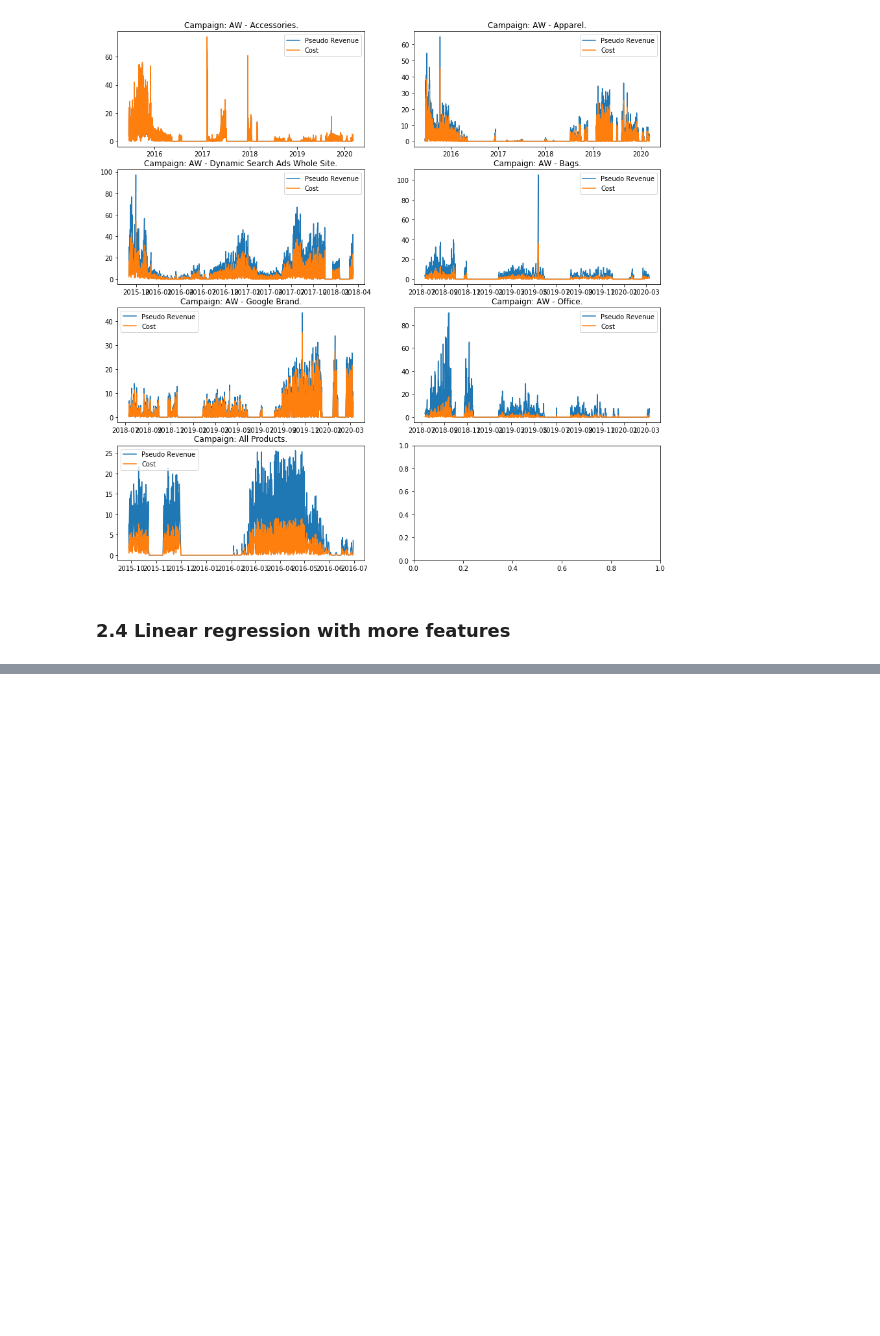
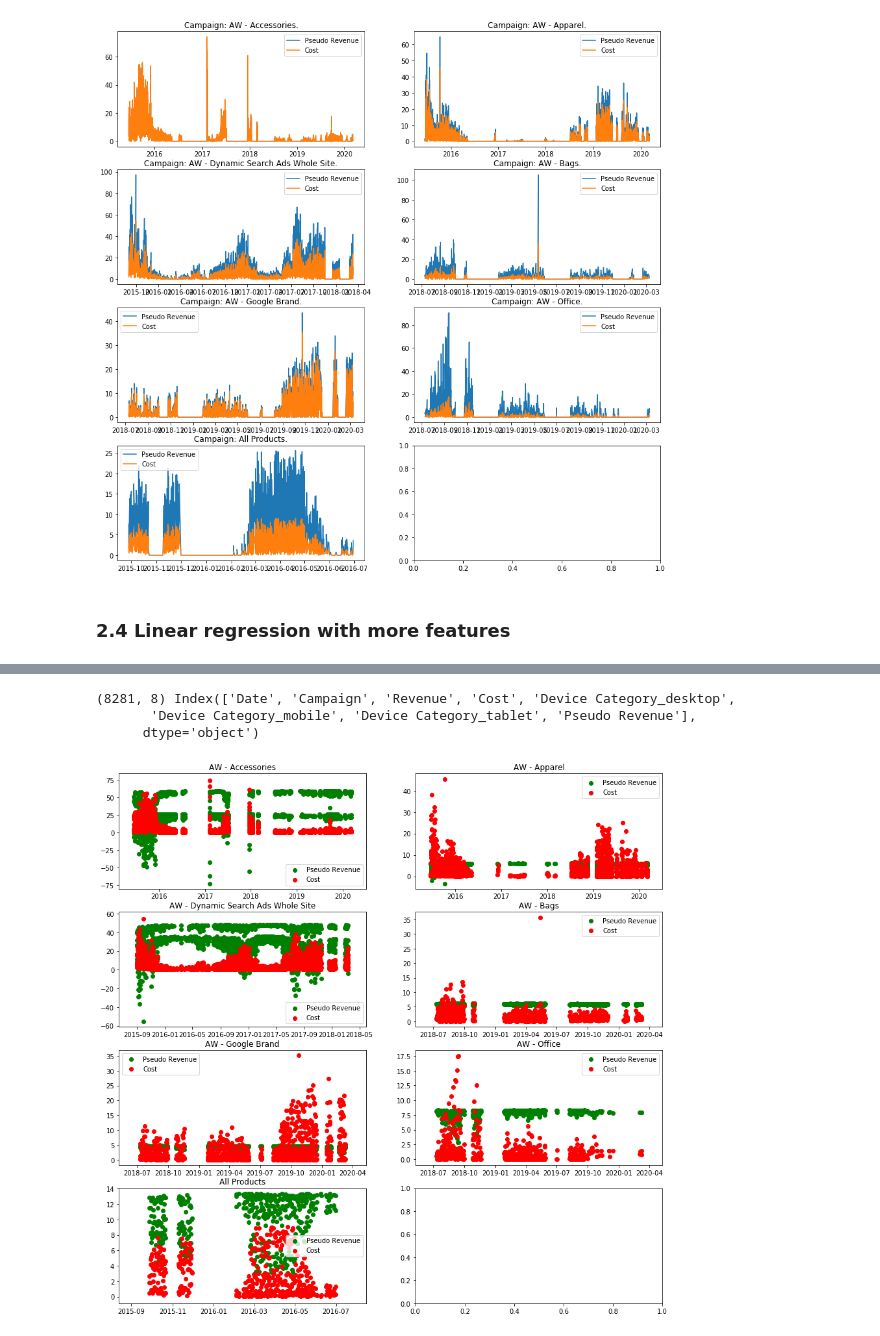
Before and after one commit to Morphl-AI/Ecommerce-Marketing-Spend-Optimization, a Jupyter notebook: Notebooks/3. Budget allocation - pseudo-revenue - first-revenue assumption - baseline statistical model .ipynb, the cells around one changed output, grey strips where cells are left out. Drawn from its saved outputs; the diff is of its cells as text; code cells hidden in the pictures; blank space fills up the shorter version.

Commit message:
Added results for LR with Device Category (WIP!)

```diff
--- a/Notebooks/3. Budget allocation - pseudo-revenue - first-revenue assumption - baseline statistical model .ipynb
+++ b/Notebooks/3. Budget allocation - pseudo-revenue - first-revenue assumption - baseline statistical model .ipynb
@@ -666,0 +711,28 @@ plotFinalResults(LRFinalDf, LROverallError)
+# %%
+XFeatsLR, tFeatsLR, Mappings = {}, {}, {}
+
+def getDataLR(X, t):
+    Mappings, XRes, tRes = [], [], []
+    N = len(X)
+    for i in range(N):
+        cost = X[i][:, 0]
+        XRes.extend(list(X[i]))
+        tRes.extend(list(t[i] / cost))
+        Mappings.extend([i] * len(X[i]))
+    return np.array(XRes), np.array(tRes).reshape((-1, 1)), np.array(Mappings)
+
+for k in X:
+    XFeatsNoDummy, tFeatsLR[k], Mappings[k] = getDataLR(XFeats[k], t[k])
+
+    dummied = []
+    numFeatures = XFeatsNoDummy.shape[-1]
+    for i in range(numFeatures):
+        item = XFeatsNoDummy[:, i]
+        try:
+            _ = item.astype(np.float32)
+            item = item.reshape(-1, 1)
+        except Exception as e:
+            item = pd.get_dummies(item)
+        dummied.append(item)
+    XFeatsLR[k] = np.concatenate(dummied, axis=-1)
+    print(k, XFeatsLR[k].shape)
@@ -666,0 +747,4 @@ plotFinalResults(LRFinalDf, LROverallError)
+# %%
+LR = partial(LinearRegression, fit_intercept=True, normalize=True)
+XXs = getOptimalThresholds(validOneHotDf, XFeatsLR, tFeatsLR, LR, columns=features, numSplits=5, randomState=42)
+print(XXs)
@@ -666,0 +753,3 @@ plotFinalResults(LRFinalDf, LROverallError)
+# %%
+LRModels, LRErrors = trainAllCampaignsLR(validOneHotDf, XFeatsLR, tFeatsLR, LR, columns=features, XXs=XXs, numSplits=5, randomState=42)
+display(pd.DataFrame([(x, y) for x, y in zip(LRErrors.keys(), LRErrors.values())], columns=["Campaign", "Best error (L1)"]))
@@ -666,0 +765,11 @@ plotFinalResults(LRFinalDf, LROverallError)
+# %%
+LRFinalDf = createPseudoRevenues(LRModels, validOneHotDf, features)
+print(LRFinalDf.shape, LRFinalDf.columns)
+# %% [output]
+(8281, 8) Index(['Date', 'Campaign', 'Revenue', 'Cost', 'Device Category_desktop',
+       'Device Category_mobile', 'Device Category_tablet', 'Pseudo Revenue'],
+      dtype='object')
+# %%
+plotRevenues(LRFinalDf)
+# %% [output]
+[figure, added]
```
Also changed, not shown: parts of 30 cells of this notebook, 1 other file.
